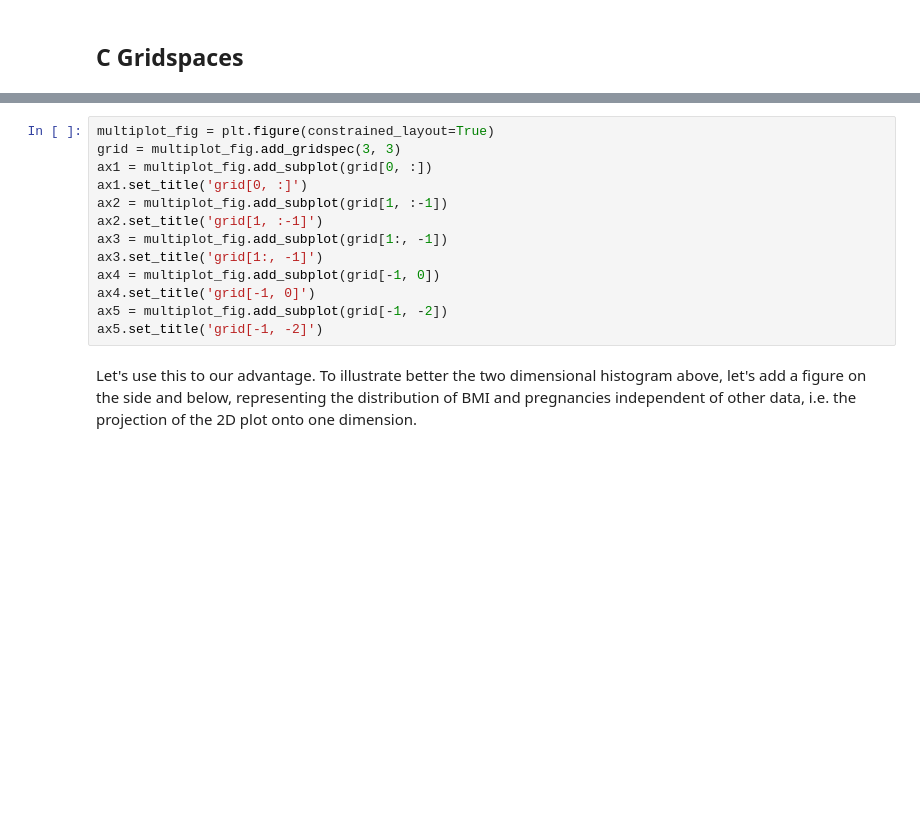
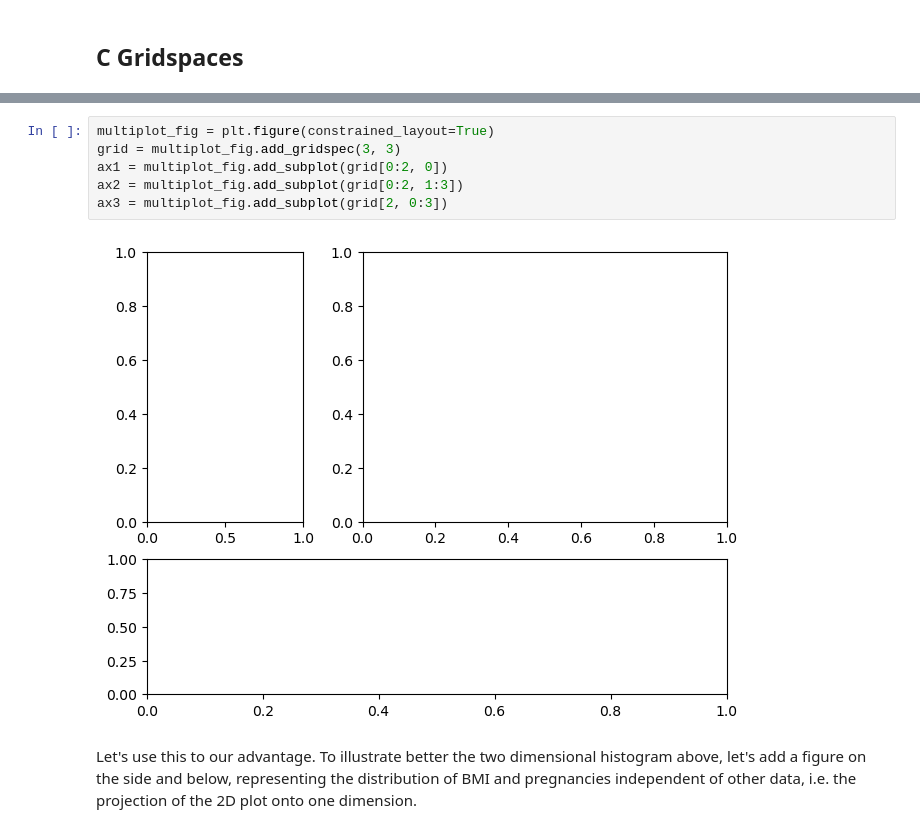
Before and after one commit to ThomasAWood/FDS-S1-04-data-representation-02-distributions, a Jupyter notebook: FDS-S1-04-data-representation-02-distributions.ipynb, the cells around one changed output, grey strips where cells are left out. Drawn from its saved outputs; the diff is of its cells as text; blank space fills up the shorter version.

```diff
--- a/FDS-S1-04-data-representation-02-distributions.ipynb
+++ b/FDS-S1-04-data-representation-02-distributions.ipynb
@@ -167,16 +242,11 @@ When we use `.subplots(nrows,mcols, figsize)` Matplotlib actually creates a figu
 # %%
 multiplot_fig = plt.figure(constrained_layout=True)
 grid = multiplot_fig.add_gridspec(3, 3)
-ax1 = multiplot_fig.add_subplot(grid[0, :])
-ax1.set_title('grid[0, :]')
-ax2 = multiplot_fig.add_subplot(grid[1, :-1])
-ax2.set_title('grid[1, :-1]')
-ax3 = multiplot_fig.add_subplot(grid[1:, -1])
-ax3.set_title('grid[1:, -1]')
-ax4 = multiplot_fig.add_subplot(grid[-1, 0])
-ax4.set_title('grid[-1, 0]')
-ax5 = multiplot_fig.add_subplot(grid[-1, -2])
-ax5.set_title('grid[-1, -2]')
+ax1 = multiplot_fig.add_subplot(grid[0:2, 0])
+ax2 = multiplot_fig.add_subplot(grid[0:2, 1:3])
+ax3 = multiplot_fig.add_subplot(grid[2, 0:3])
+# %% [output]
+[figure, added]
 # %% [markdown]
 Let's use this to our advantage. To illustrate better the two dimensional histogram above, let's add a figure on the side and below, representing the distribution of BMI and pregnancies independent of other data, i.e. the projection of the 2D plot onto one dimension.
 # %%
```
Also changed, not shown: parts of 22 cells of this notebook.
